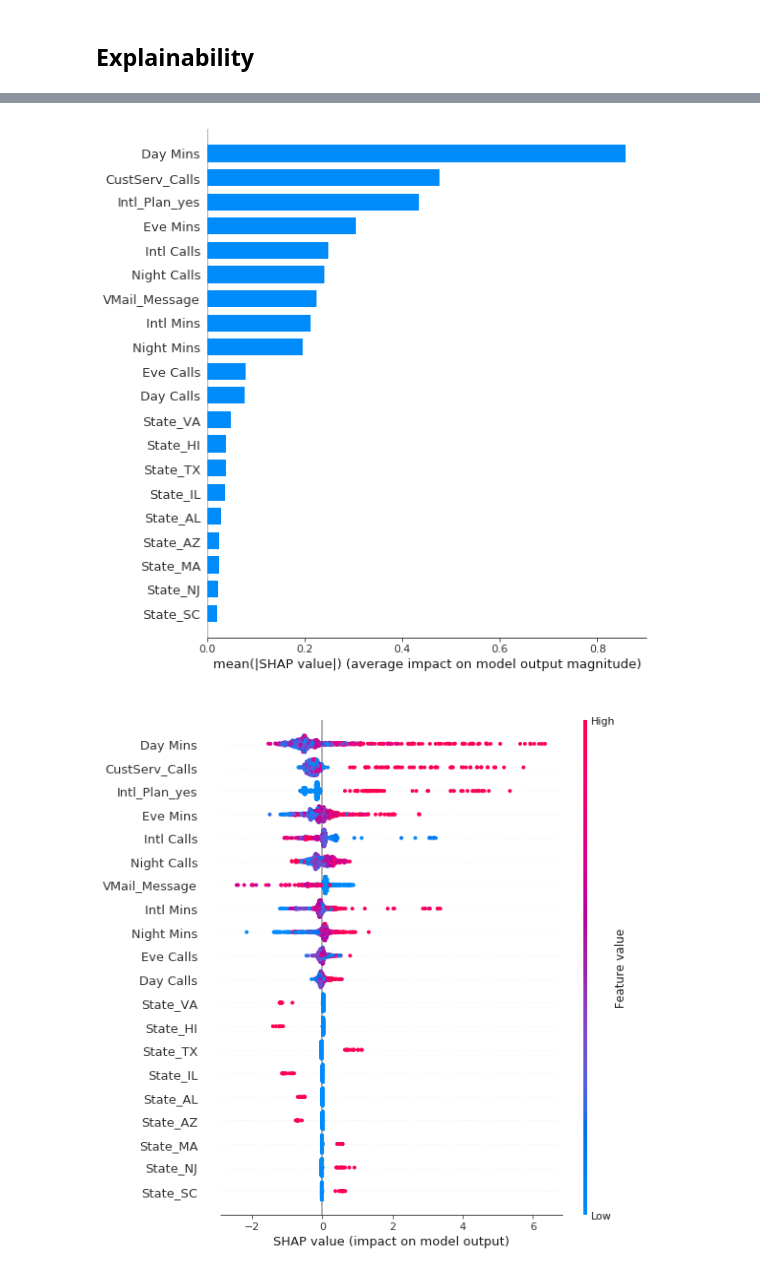
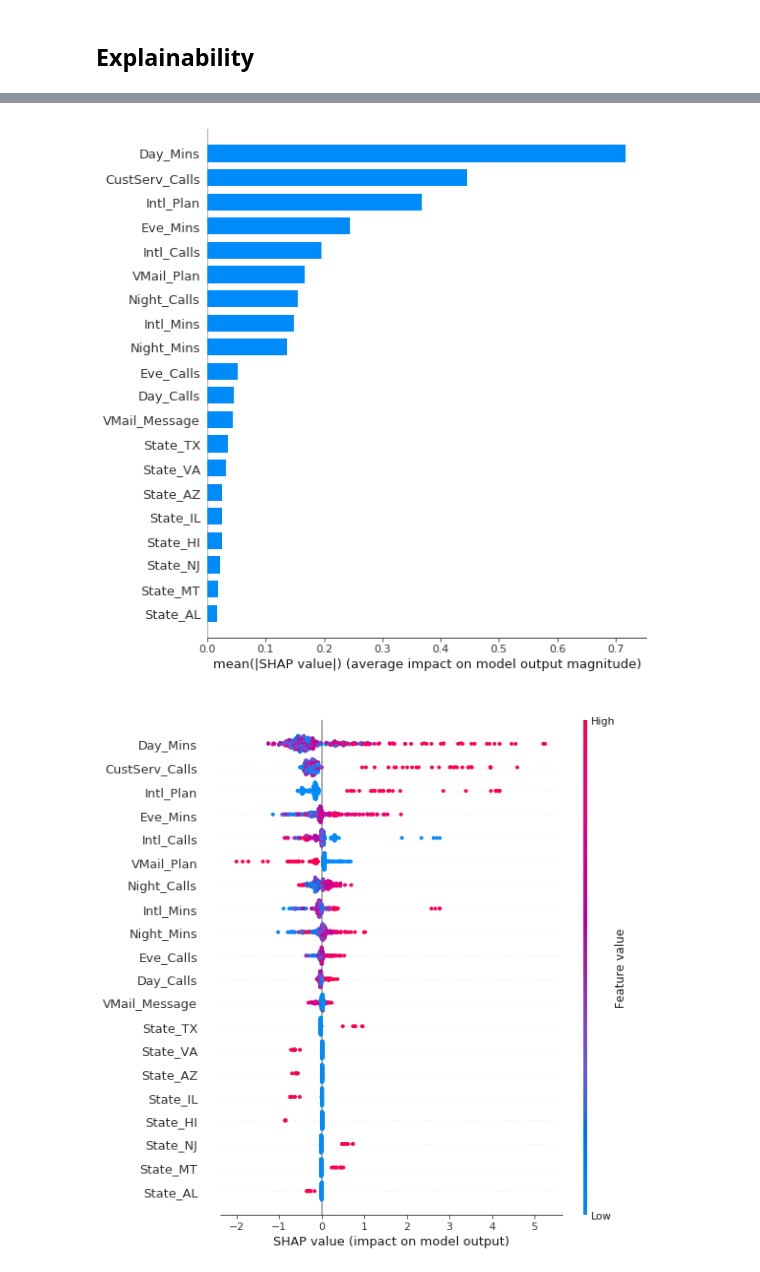
Before and after one commit to basisai/churn_prediction, a Jupyter notebook: doc/churn_prediction.ipynb, the cells around one changed output, grey strips where cells are left out. Drawn from its saved outputs; the diff is of its cells as text; code cells hidden in the pictures.

```diff
--- a/doc/churn_prediction.ipynb
+++ b/doc/churn_prediction.ipynb
@@ -119,21 +151,25 @@ model_data = model_data.drop(['Intl_Plan_no', 'VMail_Plan_no'], axis=1)
 # %%
-train_data, validation_data, test_data = np.split(
-    model_data.sample(frac=1, random_state=1729), [int(0.7 * len(model_data)), int(0.9 * len(model_data))])
+train_data, eval_data, test_data = np.split(
+    model_data.sample(frac=1, random_state=1729),
+    [int(0.7 * len(model_data)), int(0.9 * len(model_data))])
 
-X_train = train_data.drop('Churn', axis=1)
-y_train = train_data['Churn']
+X_train = train_data[FEATURE_COLS]
+y_train = train_data[TARGET_COL]
 
-X_val = validation_data.drop('Churn', axis=1)
-y_val = validation_data['Churn']
+X_val = eval_data[FEATURE_COLS]
+y_val = eval_data[TARGET_COL]
+
+X_test = test_data[FEATURE_COLS]
+y_test = test_data[TARGET_COL]
 # %% [markdown]
 ## Train model
 
 We use **LightGBM**: a gradient boosting framework that uses tree based learning algorithms.
 # %%
-gbm = lgb.LGBMClassifier(num_leaves=10, learning_rate=0.05, n_estimators=250)
+gbm = lgb.LGBMClassifier(num_leaves=10, learning_rate=0.05, n_estimators=150)
 gbm.fit(X_train, y_train,
         eval_set=[(X_val, y_val)],
-        eval_metric='accuracy',
+        eval_metric="accuracy",
         verbose=False)
 # %% [output]
 LGBMClassifier(boosting_type='gbdt', class_weight=None, colsample_bytree=1.0,
@@ -150,9 +186,6 @@ plt.show()
 # %% [markdown]
 ## Evaluate using test set
 # %%
-X_test = test_data.drop('Churn', axis=1)
-y_test = test_data['Churn']
-
 y_probs = gbm.predict_proba(X_test)[:,1]
 
 print_results(y_test, y_probs)
@@ -183,10 +211,10 @@ shap.initjs()
 # %%
 t_explainer = shap.TreeExplainer(gbm)
-shap_values = t_explainer.shap_values(X_val)
+shap_values = t_explainer.shap_values(X_test)
 
 # summarize the effects of all the features
-shap.summary_plot(shap_values, X_val, plot_type='bar')
-shap.summary_plot(shap_values, X_val)
+shap.summary_plot(shap_values, X_test, plot_type="bar")
+shap.summary_plot(shap_values, X_test)
 # %% [output]
-[figure, old version]
+[figure, new version]
-[figure, old version]
+[figure, new version]
```
Also changed, not shown: parts of 12 cells of this notebook, 9 other files.
